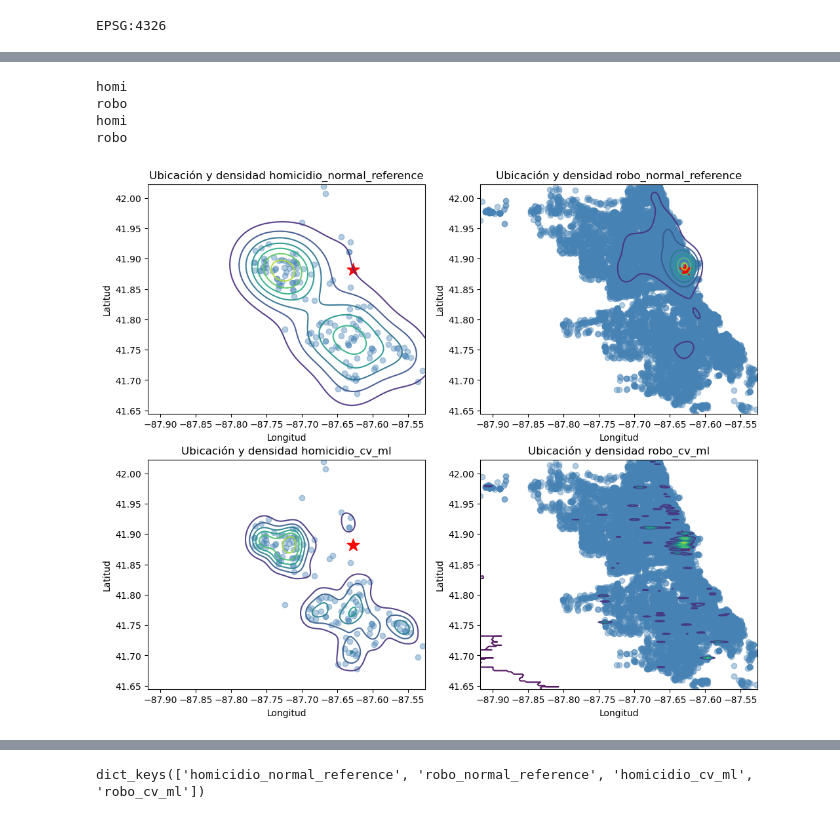
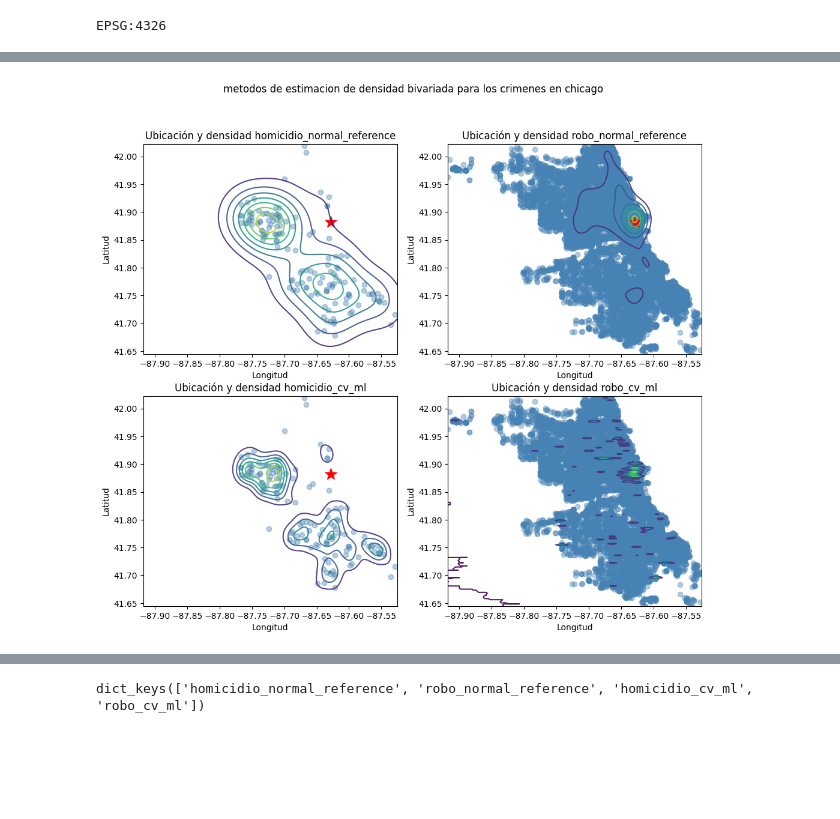
Before and after one commit to paulguz261/MIAD_2024_NO_SUPERVISADO, a Jupyter notebook: Week7/S7_LC_Taller_Geograficos_KDE.ipynb, the cells around one changed output, grey strips where cells are left out. Saved outputs shown, nothing was run; the diff lists cells and outputs as text; code cells hidden in the pictures; blank space fills up the shorter version.

```diff
--- a/Week7/S7_LC_Taller_Geograficos_KDE.ipynb
+++ b/Week7/S7_LC_Taller_Geograficos_KDE.ipynb
@@ -472,0 +499,8 @@ Mejores parámetros para robos: {'bandwidth': 0.10985411419875583, 'kernel': 'li
+# %%
+dir = 'resultados_kde_robos.pckl'
+#dir = "/content/drive/MyDrive/Colab Notebooks/MIAD/no_sup/Week7/resultados_kde_robos.pckl"
+f = open(dir, 'rb')
+obj = pickle.load(f)
+f.close()
+
+resultados_kde_robos, best_kde_robos, best_params_robos = obj
@@ -563,0 +572,8 @@ Mejores parámetros para robos: {'bandwidth': 0.7196856730011519, 'kernel': 'exp
+# %%
+dir = 'resultados_kde_homicidio.pckl'
+#dir = "/content/drive/MyDrive/Colab Notebooks/MIAD/no_sup/Week7/resultados_kde_homicidio.pckl"
+f = open(dir, 'rb')
+obj = pickle.load(f)
+f.close()
+
+resultados_kde_homicidio, best_kde_homicidio, best_params_homicidio = obj
@@ -644,0 +654,18 @@ robo_cv_ml
+# %%
+# Utilice este espacio para escribir el código.
+
+param_bw = ["normal_reference","cv_ml"]
+arr_crimenes = gd_delitos["tipo_crimen"].unique()
+
+combinations = [(p,c) for p in param_bw for c in arr_crimenes]
+
+arr_kdemultivariate = {}
+for p,c in combinations:
+    name = c+"_"+p
+
+    fltr_tipo_crimen = gd_delitos["tipo_crimen"] == c
+    print(name)
+    arr_kdemultivariate[name] = sm.nonparametric.KDEMultivariate(data=gd_delitos.loc[fltr_tipo_crimen,["lat", "lon"]], var_type='cc', bw=p)
+
+
+# 33 mins en robo_cv_ml
@@ -645,2 +674,6 @@ robo_cv_ml
 # %%
-import pickle
+dir = 'arr_kdemultivariate.pckl'
+#dir = "/content/drive/MyDrive/Colab Notebooks/MIAD/no_sup/Week7/arr_kdemultivariate.pckl"
+f = open(dir, 'rb')
+arr_kdemultivariate = pickle.load(f)
+f.close()
@@ -677,37 +691,34 @@ Name: lon, Length: 17603, dtype: float64
 # %%
 nrows = 2
 ncols = int(np.ceil(len(dic_preds_kde_bivariate)/nrows))
 fig, ax = plt.subplots(nrows=nrows, ncols=ncols, figsize=(nrows*6, ncols*5))
 axs = ax.flatten()
 
 centro_ciudad = (41.881998, -87.627800)
 
 for i,(k,v) in enumerate(dic_preds_kde_bivariate.items()):
 
     if "robo" in k:
-        print("robo")
         fltr_tipo_crimen = gd_delitos["tipo_crimen"] == "robo"
 
     elif "homicidio" in k:
-        print("homi")
         fltr_tipo_crimen = gd_delitos["tipo_crimen"] == "homicidio"
 
 
 
     axs[i].scatter(gd_delitos.loc[fltr_tipo_crimen,"lon"], gd_delitos.loc[fltr_tipo_crimen,"lat"], color='steelblue', alpha=0.4)
     axs[i].contour(
         xx, yy, v.reshape(xx.shape),
         alpha=0.9
     )
 
     axs[i].scatter(centro_ciudad[1], centro_ciudad[0], color='red', s=200, marker='*', label='Centro Ciudad')
 
     axs[i].set_title('Ubicación y densidad {}'.format(k))
     axs[i].set_xlabel('Longitud')
     axs[i].set_ylabel('Latitud')
+
+fig.suptitle("metodos de estimacion de densidad bivariada para los crimenes en chicago")
+plt.show()
 # %% [output]
-homi
-robo
-homi
-robo
-[figure, old version]
+[figure, new version]
```
Also changed, not shown: parts of 95 cells of this notebook, 7 other files.
